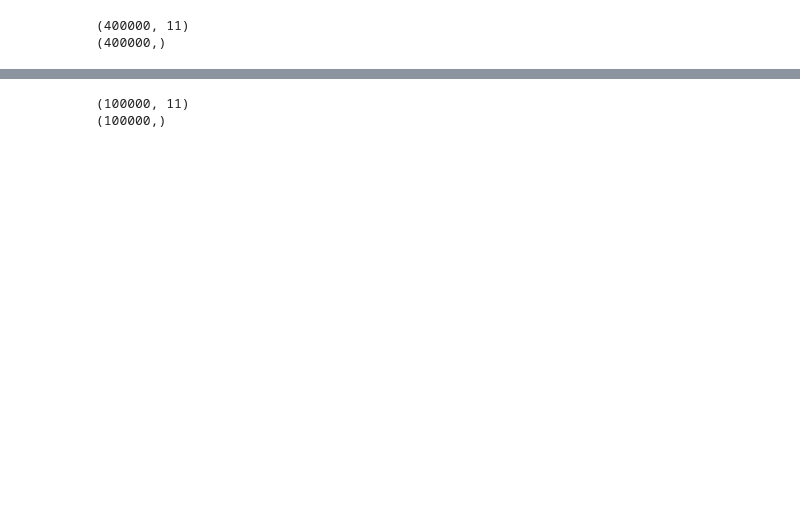
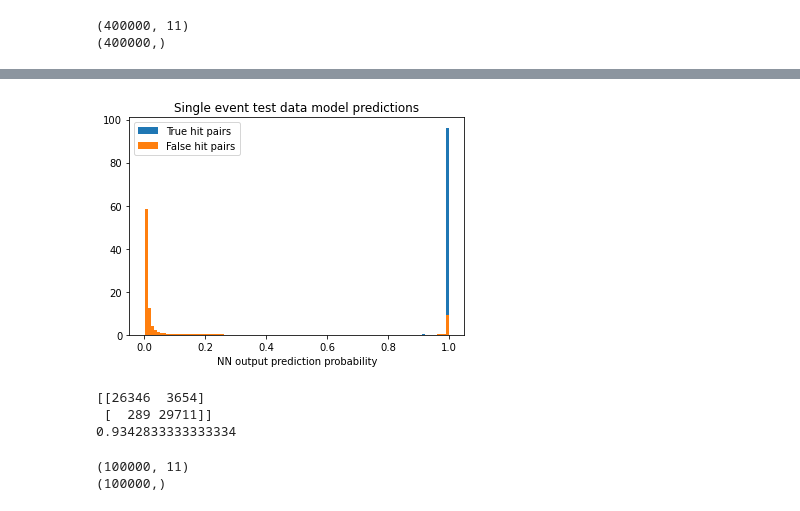
Before and after one commit to comrademarvin/TrackML-Particle-Tracking-Challenge, a Jupyter notebook: DS_TrackML_PTGJAK001.ipynb, the cells around one changed output, grey strips where cells are left out. Saved outputs shown, nothing was run; the diff lists cells and outputs as text; code cells hidden in the pictures; blank space fills up the shorter version.

```diff
--- a/DS_TrackML_PTGJAK001.ipynb
+++ b/DS_TrackML_PTGJAK001.ipynb
@@ -561,0 +616,5 @@ model_mult_saved = keras.models.load_model("model_mult")
+# %%
+# same event with more pairs
+hit_pairs_test = brute_dataset(30000, hits_test, truth_test)
+np.random.shuffle(hit_pairs_test)
+print(hit_pairs_test.shape)
@@ -562 +634,38 @@ model_mult_saved = keras.models.load_model("model_mult")
+# %%
+# plot distribution of one event test predictions
+N_pred_test = len(y_test_single)
+pred_true_test_single = np.empty(int(N_pred_test/2), dtype=float)
+pred_false_test_single = np.empty(int(N_pred_test/2), dtype=float)
+true_counter = 0
+false_counter = 0
+
+for pred in range(N_pred_test):
+    if (y_test_single[pred] == True):
+        pred_true_test_single[true_counter] = pred_test_single[pred]
+        true_counter += 1
+    else:
+        pred_false_test_single[false_counter] = pred_test_single[pred]
+        false_counter += 1
+
+
+plt.hist(pred_true_test_single, bins=100, density=True, label="True hit pairs")
+plt.hist(pred_false_test_single, bins=100, density=True, label="False hit pairs")
+plt.xlabel("NN output prediction probability")
+plt.title("Single event test data model predictions")
+plt.legend()
+plt.show()
+# %% [output]
+[figure, added]
+# %%
+pred_test_confusion = (pred_test_single > 0.5)
+
+confusion_test = metrics.confusion_matrix(y_test_single, pred_test_confusion)
+accuracy_test = metrics.accuracy_score(y_test_single, pred_test_confusion)
+
+print(confusion_test)
+print(accuracy_test)
+# %% [output]
+[[26346  3654]
+ [  289 29711]]
+0.9342833333333334
 # %%
```
Also changed, not shown: parts of 38 cells of this notebook, 1 other file.
